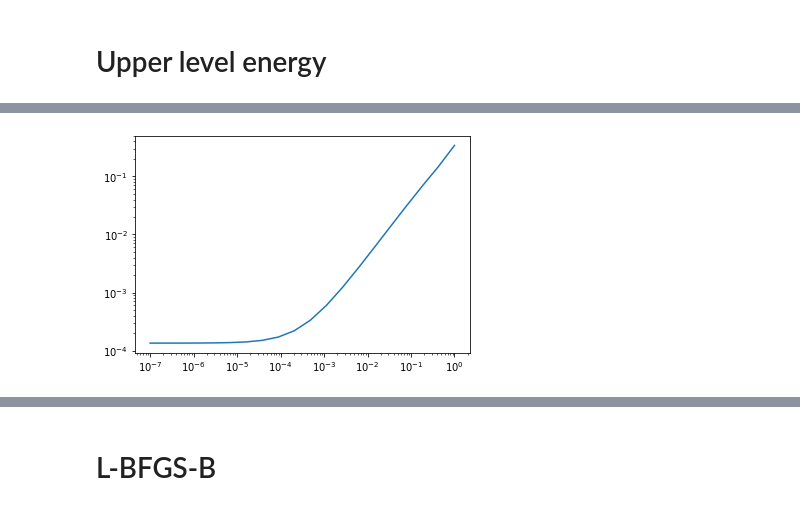
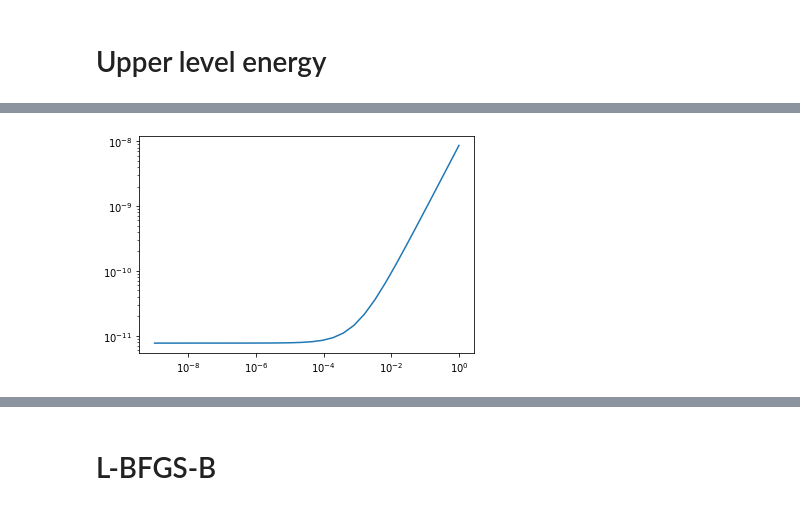
Before and after one commit to Biagig/Learning-Sampling-Pattern, a Jupyter notebook: Upper Level.ipynb, the cells around one changed output, grey strips where cells are left out. Saved outputs shown, nothing was run; the diff lists cells and outputs as text; code cells hidden in the pictures.

```diff
--- a/Upper Level.ipynb
+++ b/Upper Level.ipynb
@@ -333,29 +310,12 @@ plt.yscale("log")
 def Dpu_Edata(u,p,w):
     Fu = np.conj(fourier_op.op(Rstar(u))-y)
     Fw = fourier_op.op(w)
-    return 2*np.real(p[:-1]*Fu*Fw)
+    return 2*p[:-1]*np.real(Fu*Fw)
 def Dpu_Ereg(u,p,w):
-    return param["pn1"]*np.sum(w*linear_op.adj_op(phi_vec(linear_op.op(u))*linear_op.op(u)))
+    return p[-1]*np.sum(w*linear_op.adj_op(phi_vec(linear_op.op(u),param["gamma"])*linear_op.op(u)))
 
 def Dpu_Etot(u,p,w):
     g = np.zeros((n**2+1,))
     g[:-1] = Dpu_Edata(u,p,w)
     g[-1] = Dpu_Ereg(u,p,w)
     return g
-# %%
-# -- Ereg --
-#Random vector with same amplitude as u0
-p2 = -1*np.random.randn(n**2+1)
-p2[-1] = -p2[-1]
-a = np.random.randn(n**2).reshape((n,n))/n*np.linalg.norm(u0_mat)
-
-ntest=20
-tests = np.logspace(-7,0,ntest)
-
-for i in range(ntest):
-    p=radial_p+tests[i]*p2
-    real_values[i] = Du_Ereg(a)
-
-plt.plot(tests,abs((real_values)))
-plt.xscale("log")
-plt.yscale("log")
@@ -402,13 +357,13 @@ def E(pk):
     return L(uk,u0_mat)+P(pk)
 
 cgconv = []
-def grad_E(pk,max_cgiter=100,compute_conv=False):
+def grad_E(pk,max_cgiter=3000,tol=1e-8,compute_conv=False):
     global uk,cgconv
     #Update alpha(p)
     param["pn1"]=pk[-1]
 
     print("\nStarting PDHG")
-    uk,norms = pdhg(y,pk[:-1],fourier_op,linear_op,param,compute_energy=False,maxit=20,verbose=0)
+    uk,norms = pdhg(y,pk[:-1],fourier_op,linear_op,param,compute_energy=False,maxit=30,verbose=0)
 
     def mv(w):
         w = np.reshape(w,(n,n))
@@ -423,7 +378,7 @@ def grad_E(pk,max_cgiter=100,compute_conv=False):
 
     t1=time.time()
     print("\nStarting Conjugate Gradient method")
-    x_inter,convergence = cg(lin,B,tol=1e-4,maxiter=max_cgiter,callback=cgcall)
+    x_inter,convergence = cg(lin,B,tol=tol,maxiter=max_cgiter,callback=cgcall)
     print(f"Finished in {time.time()-t1}s - ||Ax-b||/||b||: {np.linalg.norm(lin(x_inter)-B)/np.linalg.norm(B)}")
     return Dpu_Etot(uk,pk,np.reshape(x_inter,(n,n)))+grad_P(pk)
 
@@ -438,7 +393,7 @@ p0 = np.random.rand(n**2+1)
 Ep0,gradEp0 = E(p0),grad_E(p0)
 p1 = np.random.rand(n**2+1)
 
-tests = np.logspace(-7,0,20)
+tests = np.logspace(-9,0,30)
 real_values = np.array([E(p0+t*p1) for t in tests])
 approx = np.array([Ep0+t*np.sum(gradEp0*p1) for t in tests])
 # %% [output]
@@ -462,6 +417,6 @@ Finished in 6.571134090423584 seconds.
 # %%
-plt.plot(tests,abs((real_values-approx)/real_values/tests))
+plt.plot(tests,abs((real_values-approx)/tests))
 plt.xscale("log")
 plt.yscale("log")
 # %% [output]
-[figure, old version]
+[figure, new version]
```
Also changed, not shown: parts of 29 cells of this notebook.
